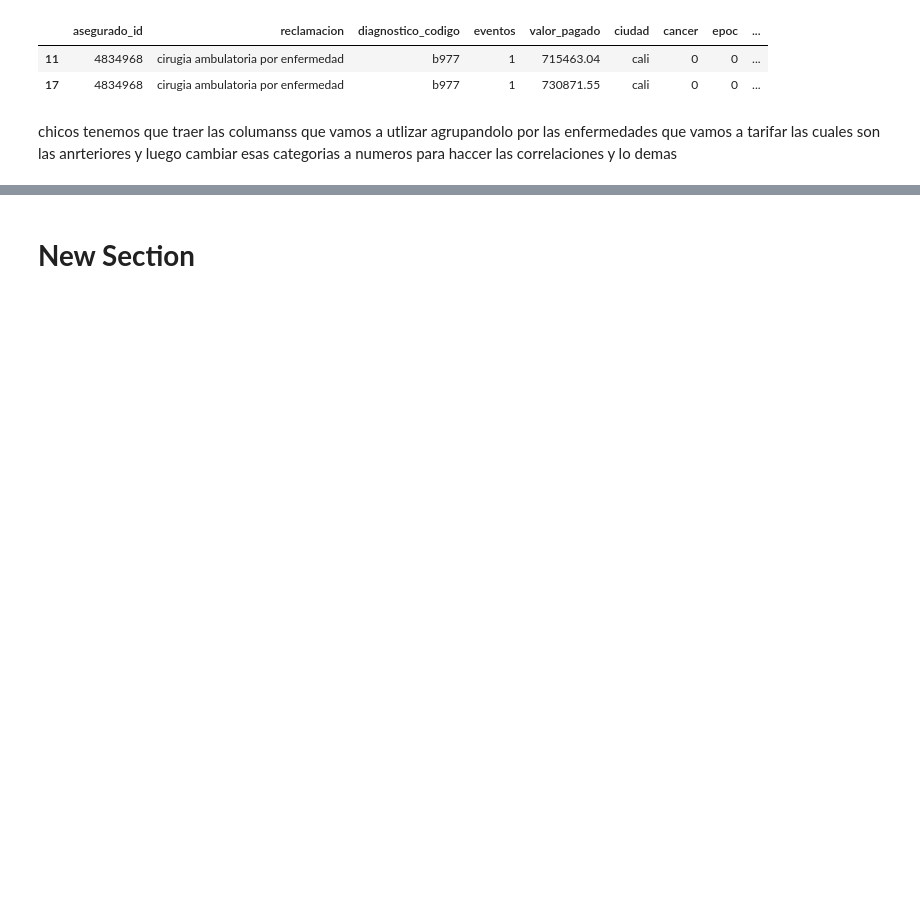
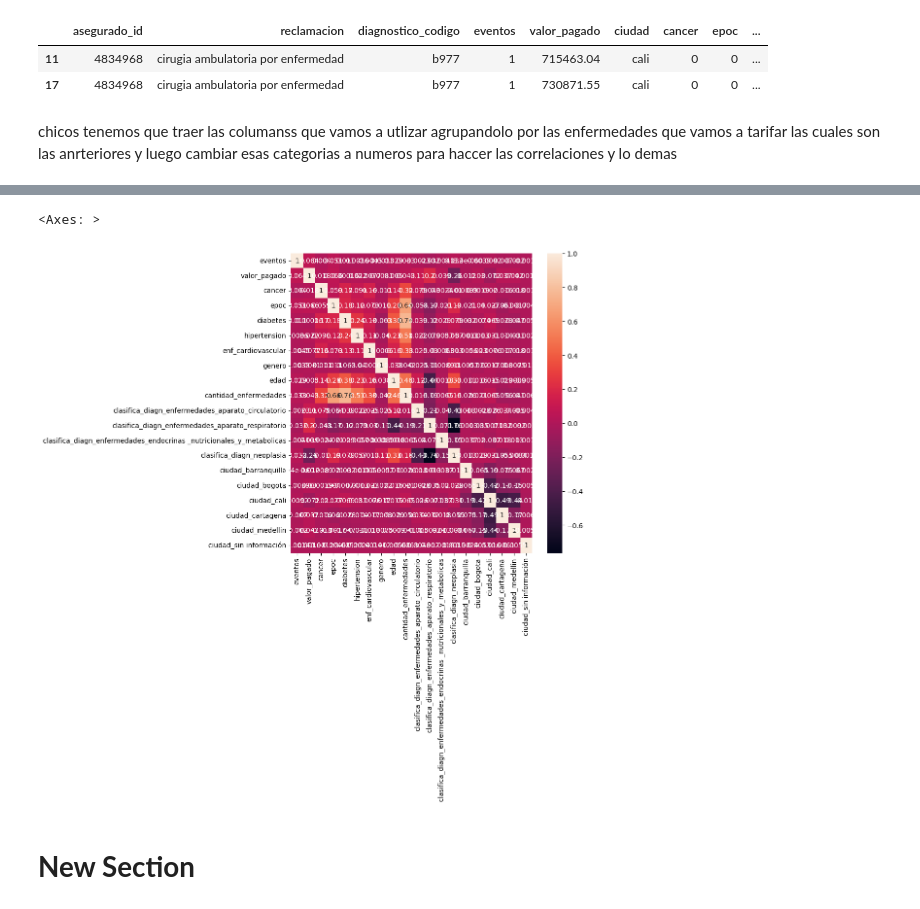
Before and after one commit to danielmancovidales/Aplicaciones-en-finanzas, a Jupyter notebook: Exploratorio.ipynb, the cells around one changed output, grey strips where cells are left out. Drawn from its saved outputs; the diff is of its cells as text; code cells hidden in the pictures; blank space fills up the shorter version.

```diff
--- a/Exploratorio.ipynb
+++ b/Exploratorio.ipynb
@@ -395,14 +395,14 @@ final.head(2)
 
 
 final['diag_codig'] = final['diag_codig'].str.lower()
-# Crear la columna 'clasifica_diagn' con valores predeterminados (por ejemplo, NaN)
+# Crear la columna 'clasifica_diagn' con valores predeterminados
 final['clasifica_diagn'] = None
 
 ##Crear o asignar a la columna 'clasifica_diagn' basado en la condición
-final.loc[final['diag_codig'].between('i0', 'i9'), 'clasifica_diagn'] = 'enfermedades aparato circulatorio'  ### 1
+final.loc[final['diag_codig'].between('i0', 'i9'), 'clasifica_diagn'] = 'enfermedades_aparato_circulatorio'  ### 1
 final.loc[final['diag_codig'].between('c0', 'd4'), 'clasifica_diagn'] = 'neoplasia' ### 2
-final.loc[final['diag_codig'].between('j0', 'j9'), 'clasifica_diagn'] = 'enfermedades aparato respiratorio' ### 3
-final.loc[final['diag_codig'].between('e0', 'e8'), 'clasifica_diagn'] = 'enfermedadesendocrinas nutricionales y metabolicas' ##4
+final.loc[final['diag_codig'].between('j0', 'j9'), 'clasifica_diagn'] = 'enfermedades_aparato_respiratorio' ### 3
+final.loc[final['diag_codig'].between('e0', 'e8'), 'clasifica_diagn'] = 'enfermedades_endocrinas _nutricionales_y_metabolicas' ##4
 # %% [markdown]
 chicos tenemos que traer las columanss que vamos a utlizar agrupandolo por las enfermedades que vamos a tarifar las cuales son las anrteriores y luego cambiar esas categorias a numeros para haccer las correlaciones y lo demas
 # %%
@@ -416 +416,12 @@ enfermedadesendocrinas nutricionales y metabolicas      412
 Name: count, dtype: int64
+# %%
+valores_filtrar = [
+    'enfermedades_aparato_circulatorio',
+    'neoplasia',
+    'enfermedades_aparato_respiratorio',
+    'enfermedades_endocrinas _nutricionales_y_metabolicas' ]
+
+
+# Filtra el DataFrame
+final2 = final[final['clasifica_diagn'].isin(valores_filtrar)]
+final2.head(2)
@@ -416,0 +432,2 @@ Name: count, dtype: int64
+# %%
+final2 = final2.drop(columns=['asegurado_id', 'reclamacion', 'diagnostico_codigo','diag_codig'])
@@ -416,0 +450,5 @@ Name: count, dtype: int64
+# %%
+## para la realizacion del matriz de correlacciones se tranformar columnas categoricas a numericas usando el metodo one hot enconding
+# Usar Label Encoding
+df_final2 = pd.get_dummies(final2, columns=['clasifica_diagn','ciudad'])
+df_final2
@@ -417,3 +469,11 @@ Name: count, dtype: int64
+# %%
+import matplotlib.pyplot as plt
+import seaborn as sns
+plt.figure(figsize =(8,8))
+sns.heatmap(df_final2.corr(),annot= True)
+# %% [output]
+<Axes: >
+[figure, added]
 # %% [markdown]
 # **New Section**
 # %%
```
Also changed, not shown: parts of 19 cells of this notebook.
